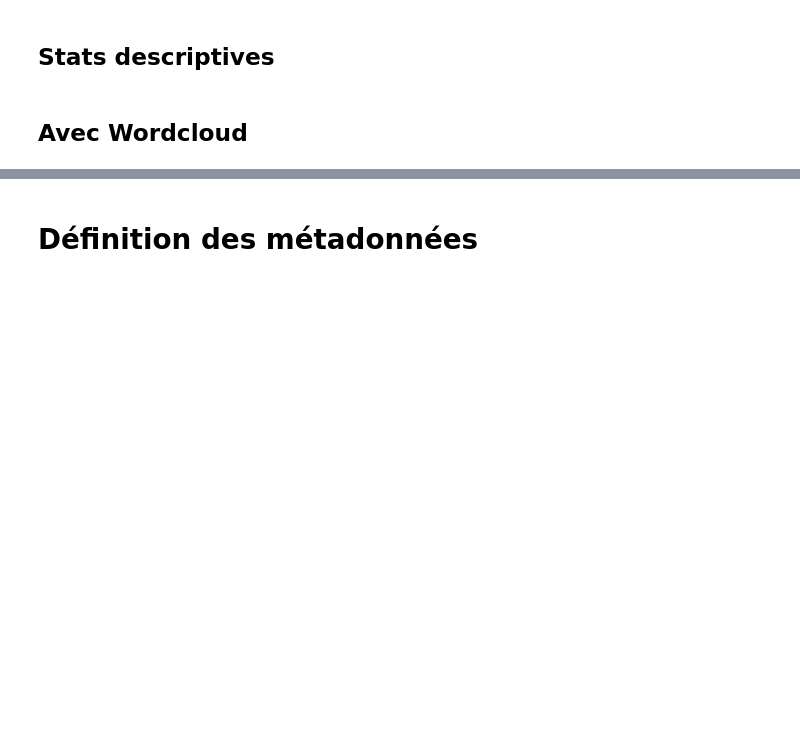
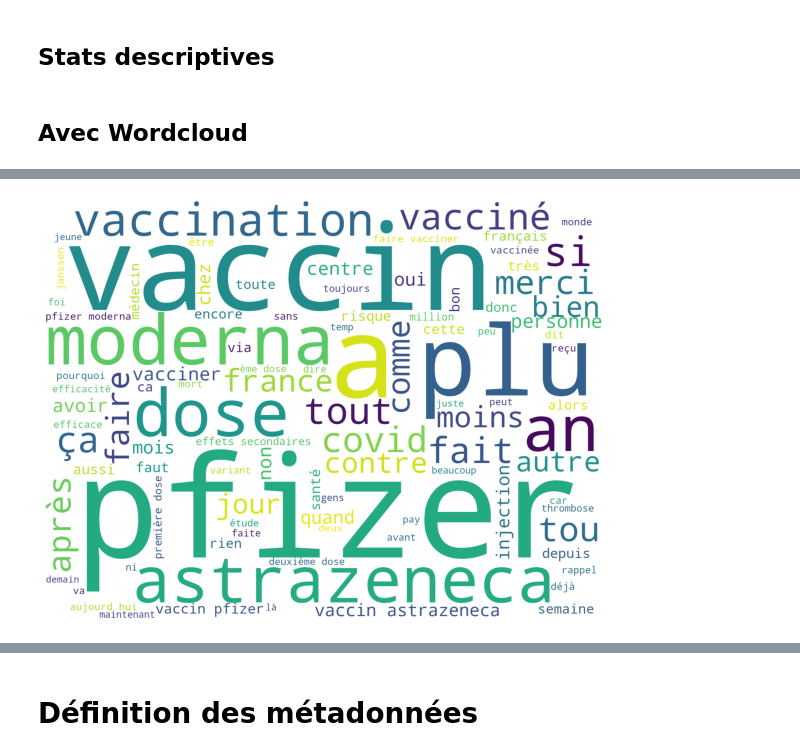
Before and after one commit to konkinit/sentiment_analysis, a Jupyter notebook: Notebook_Analyse.ipynb, the cells around one changed output, grey strips where cells are left out. Saved outputs shown, nothing was run; the diff lists cells and outputs as text; code cells hidden in the pictures; blank space fills up the shorter version.

```diff
--- a/Notebook_Analyse.ipynb
+++ b/Notebook_Analyse.ipynb
@@ -117,15 +237,17 @@ plt.show()
 # %%
 df_cloud = df[df['label']==1]
 # join tweets to a single string
-words = ' '.join(df_cloud['texte1'])
+words = ' '.join(df_cloud['texte_propre'])
 
 wordcloud = WordCloud(stopwords=stop_words,
                       background_color='white',
                       width=2000,
-                      height=1500
+                      height=1500, max_words=100
                      ).generate(words)
 
 plt.figure(1,figsize=(10, 10))
 plt.imshow(wordcloud)
 plt.axis('off')
 plt.show()
+# %% [output]
+[figure, added]
```
Also changed, not shown: parts of 19 cells of this notebook, 7 other files.
